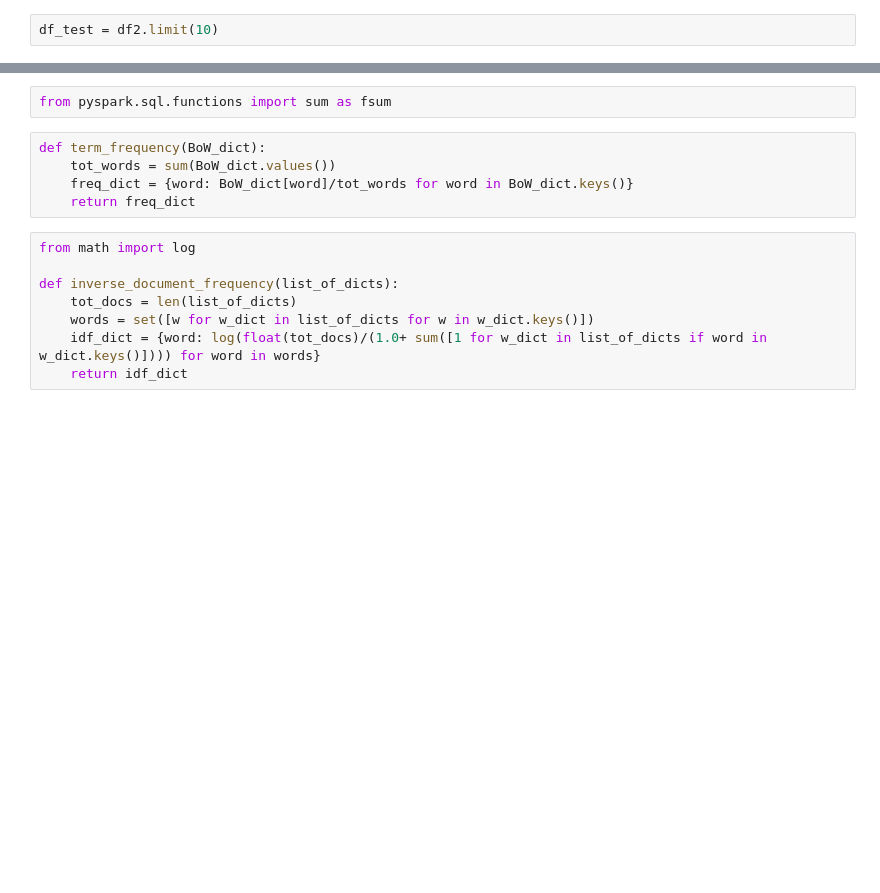
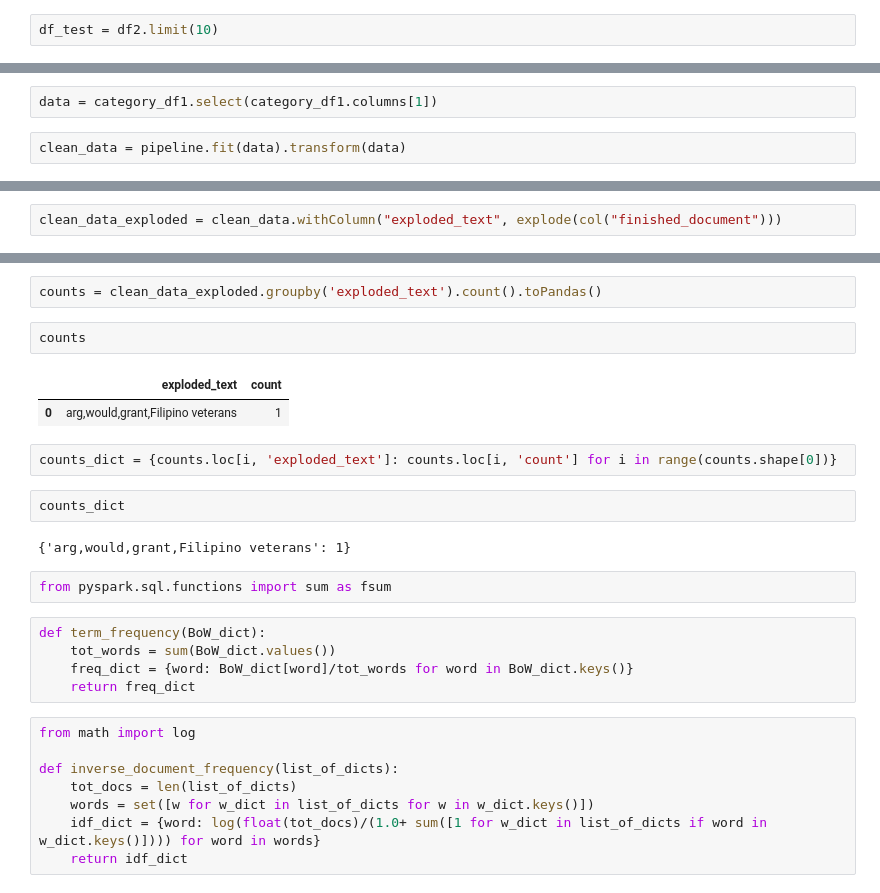
Before and after one commit to nuot/502project, a Jupyter notebook: 502Projectv1.ipynb, the cells around one changed output, grey strips where cells are left out. Saved outputs shown, nothing was run; the diff lists cells and outputs as text; blank space fills up the shorter version.

```diff
--- a/502Projectv1.ipynb
+++ b/502Projectv1.ipynb
@@ -537,0 +544,4 @@ category_word_counts_dict
+# %%
+data = category_df1.select(category_df1.columns[1])
+# %%
+clean_data = pipeline.fit(data).transform(data)
@@ -537,0 +556,2 @@ category_word_counts_dict
+# %%
+clean_data_exploded = clean_data.withColumn("exploded_text", explode(col("finished_document")))
@@ -538,3 +562,16 @@ category_word_counts_dict
+# %%
+counts = clean_data_exploded.groupby('exploded_text').count().toPandas()
+# %%
+counts
+# %% [output]
+|  | exploded_text | count |
+| 0 | arg,would,grant,Filipino veterans | 1 |
+# %%
+counts_dict = {counts.loc[i, 'exploded_text']: counts.loc[i, 'count'] for i in range(counts.shape[0])}
+# %%
+counts_dict
+# %% [output]
+{'arg,would,grant,Filipino veterans': 1}
 # %%
 from pyspark.sql.functions import sum as fsum
 # %%
```
Also changed, not shown: parts of 17 cells of this notebook.
